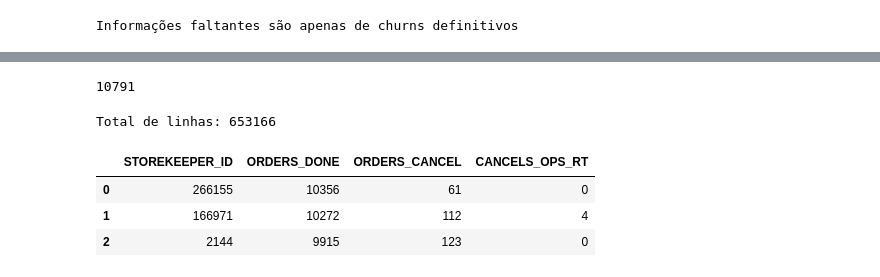
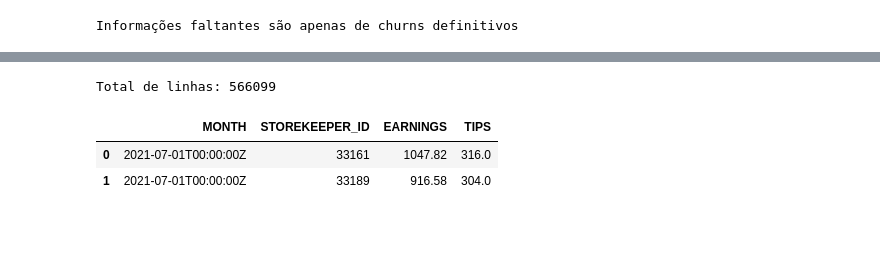
Before and after one commit to 2022M3T3-Inteli/Rappi-Hour, a Jupyter notebook: notebooks/feature-engineering/consol-feature-eng.ipynb, the cells around one changed output, grey strips where cells are left out. Cells and saved outputs as stored; diff of their text form; code cells hidden in the pictures; blank space fills up the shorter version.

```diff
--- a/notebooks/feature-engineering/consol-feature-eng.ipynb
+++ b/notebooks/feature-engineering/consol-feature-eng.ipynb
@@ -532,17 +569,13 @@ df_consol.head(2)
-# %%
-df_consol["DISTANCE_TO_USER"].isna().sum()
-# %% [output]
-10791
 # %%
 # ------------------------------------------
-# DATABASE:
+# DATABASE: EARNINGS-DEF
+# ganhos mensais de cada entregador
 # ------------------------------------------
-df_orders_done_cancel = pd.read_csv("/content/drive/Shareddrives/grupo4-rappi-hour/bases-rappi/ordens-done-cancel-def.csv")
-print(f"Total de linhas: {df_orders_done_cancel.shape[0]}")
-df_orders_done_cancel.head(3)
+df_earnings = pd.read_csv("/content/drive/Shareddrives/grupo4-rappi-hour/bases-rappi/earnings-def.csv")
+print(f"Total de linhas: {df_earnings.shape[0]}")
+df_earnings.head(2)
 # %% [output]
-Total de linhas: 653166
+Total de linhas: 566099
-|  | STOREKEEPER_ID | ORDERS_DONE | ORDERS_CANCEL | CANCELS_OPS_RT |
-| 0 | 266155 | 10356 | 61 | 0 |
-| 1 | 166971 | 10272 | 112 | 4 |
-| 2 | 2144 | 9915 | 123 | 0 |
+|  | MONTH | STOREKEEPER_ID | EARNINGS | TIPS |
+| 0 | 2021-07-01T00:00:00Z | 33161 | 1047.82 | 316.0 |
+| 1 | 2021-07-01T00:00:00Z | 33189 | 916.58 | 304.0 |
```
Also changed, not shown: parts of 47 cells of this notebook, 4 other files.
